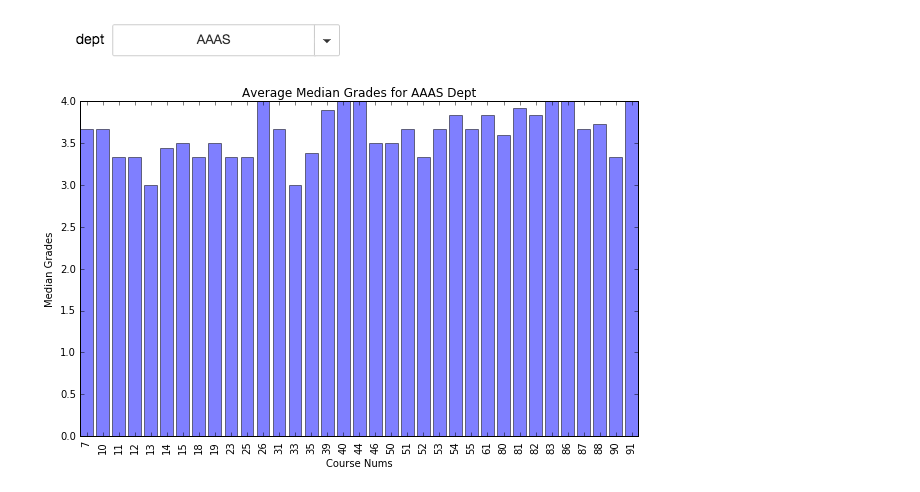
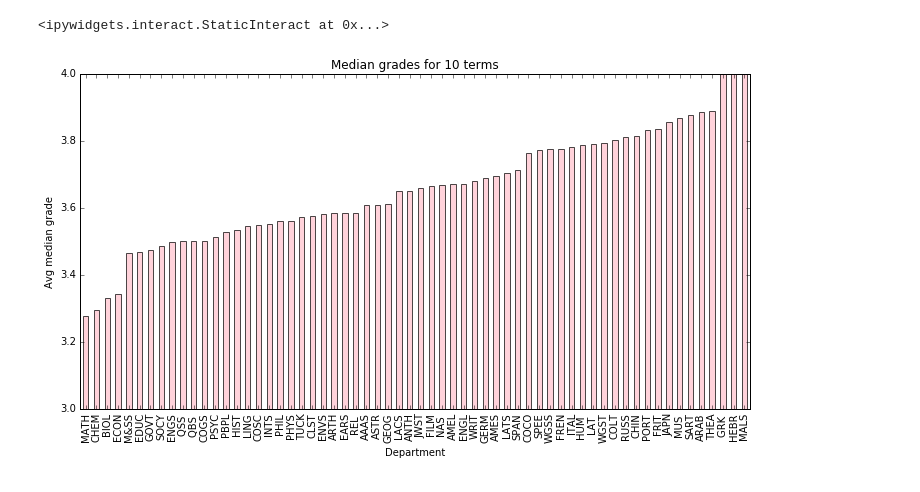
Before and after one commit to cm-smith/sideprojects, a Jupyter notebook: web_scraping/shareable.ipynb, the cells around one changed output. Saved outputs shown, nothing was run; the diff lists cells and outputs as text; code cells hidden in the pictures.

```diff
--- a/web_scraping/shareable.ipynb
+++ b/web_scraping/shareable.ipynb
@@ -173,9 +8,17 @@ df = df.groupby(['DEPT', 'NUM']).agg(np.mean)
 # %%
-i = interactive(dept_fig, df=fixed(df), dept=depts)
+StaticInteract(dept_fig, dept=DropDownWidget(depts))
+# %% [output]
+<ipywidgets.interact.StaticInteract at 0x...>
-# %%
-from IPython.display import display
-
-display(i)
-# %% [output]
-[figure, removed]
-[figure, removed]
+# %%
+# Plot the avg median grades for each department
+plt.figure(num=None, figsize=(12, 6), dpi=80, facecolor='w', edgecolor='k')
+
+mean_med = res['MEDIAN'].sort_values()
+mean_med.plot(kind='bar', alpha = 0.7, color='pink')
+plt.title("Median grades for 10 terms")
+plt.xlabel("Department")
+plt.ylabel("Avg median grade")
+plt.ylim(3.0, 4.0)
+plt.show()
+# %% [output]
+[figure, added]
```
Also changed, not shown: parts of 9 cells of this notebook.
